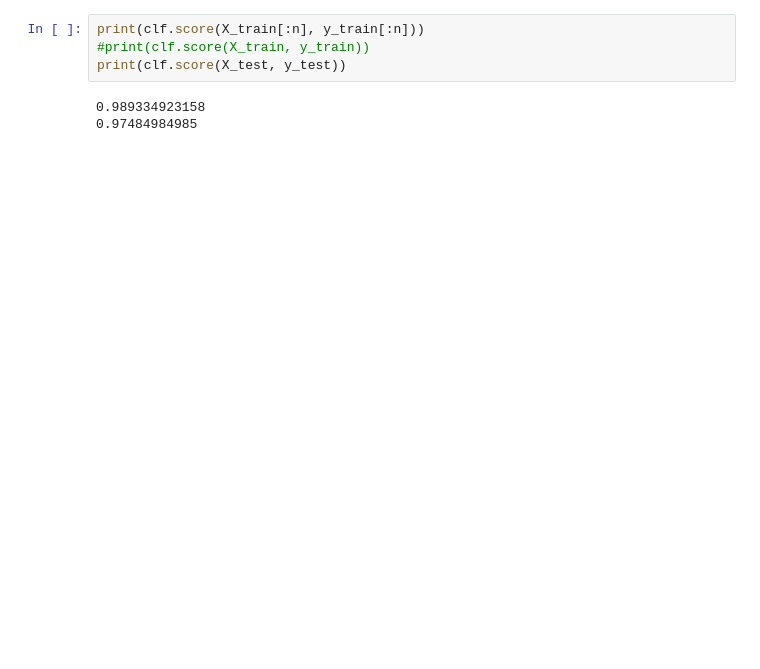
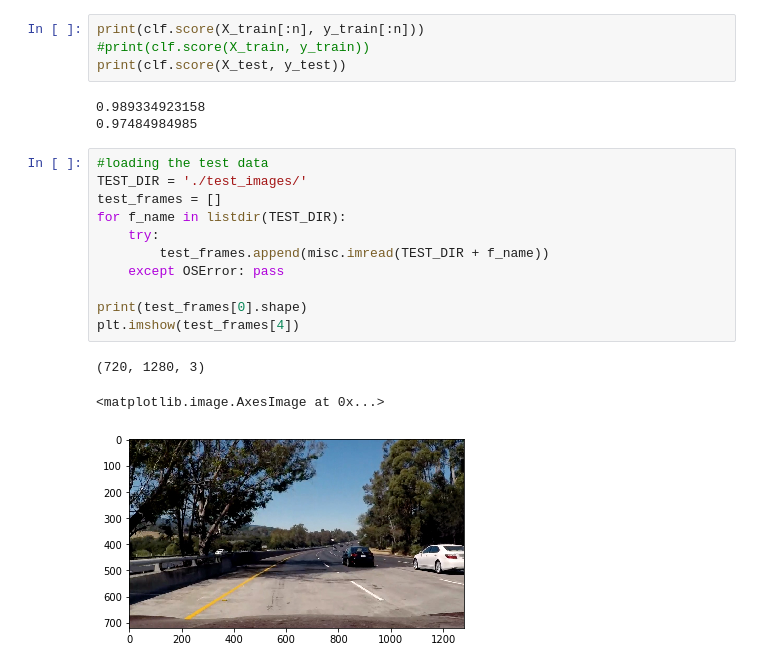
Before and after one commit to tempflip/CarND-Vehicle-Detection, a Jupyter notebook: project.ipynb, the cells around one changed output. Saved outputs shown, nothing was run; the diff lists cells and outputs as text; blank space fills up the shorter version.

```diff
--- a/project.ipynb
+++ b/project.ipynb
@@ -121,3 +121,18 @@ print(clf.score(X_test, y_test))
 # %% [output]
 0.989334923158
 0.97484984985
+# %%
+#loading the test data
+TEST_DIR = './test_images/'
+test_frames = []
+for f_name in listdir(TEST_DIR):
+    try:
+        test_frames.append(misc.imread(TEST_DIR + f_name))
+    except OSError: pass
+
+print(test_frames[0].shape)
+plt.imshow(test_frames[4])
+# %% [output]
+(720, 1280, 3)
+<matplotlib.image.AxesImage at 0x...>
+[figure, added]
```
Also changed, not shown: parts of 4 cells of this notebook.
